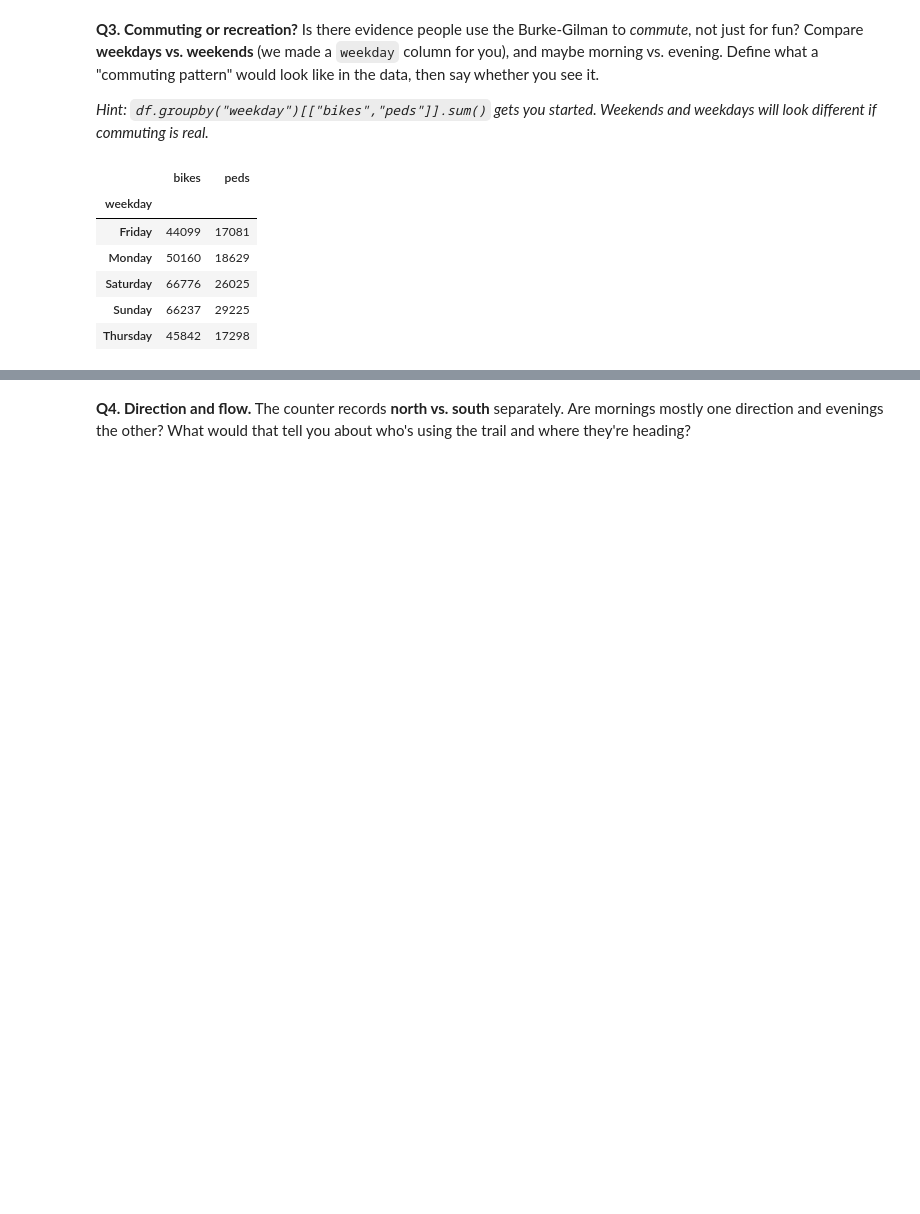
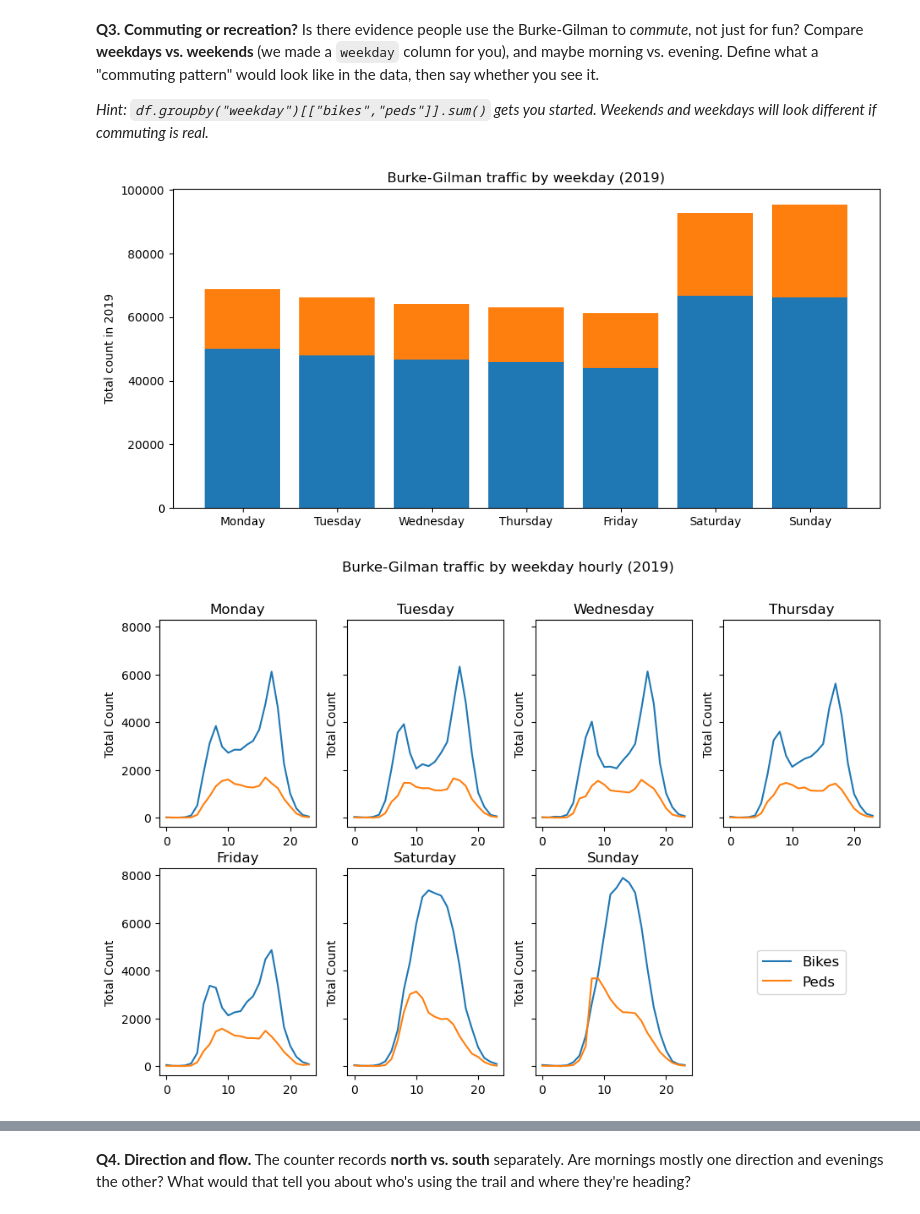
Before and after one commit to linvariel/hcde-410, a Jupyter notebook: A1/A1.ipynb, the cells around one changed output, grey strips where cells are left out. Drawn from its saved outputs; the diff is of its cells as text; code cells hidden in the pictures; blank space fills up the shorter version.

```diff
--- a/A1/A1.ipynb
+++ b/A1/A1.ipynb
@@ -236,16 +236,66 @@ Is there evidence people use the Burke-Gilman to *commute*, not just for fun? Co
 # %%
 # Your code for Q3
 by_week = df.groupby("weekday")[["bikes","peds"]].sum()
-by_week.head()
 
-# take arithmetic average or median of each weekday -> could use a box and whisker plot for each weekday?
+# Commute Pattern assumption 1: more traffic on weekdays
+
+# Rearrange weekdays from Monday to Sunday, and plot bike and ped counts, maybe as a stacked bar chart to show total.
+
+# print(by_week)
+# print(by_week.reindex(index=["Monday", "Tuesday", "Wednesday", "Thursday", "Friday", "Saturday", "Sunday"]))
+days_in_order = ["Monday", "Tuesday", "Wednesday", "Thursday", "Friday", "Saturday", "Sunday"]
+by_week = by_week.reindex(index=days_in_order)
+
+# categories
+weekdays = by_week.index
+# bikes and peds
+bikes = by_week["bikes"]
+peds = by_week["peds"]
+
+# stacked bar chart
+plt.figure(figsize=(11, 5))
+plt.bar(weekdays, bikes)
+plt.bar(weekdays, peds, bottom = bikes)
+plt.title("Burke-Gilman traffic by weekday (2019)")
+plt.ylabel("Total count in 2019")
+plt.show()
+
+# Commute Pattern assumption 2: consistent peak times on weekdays and varying peak times on weekends.
+
+# make subset of data grouped by weekday with hours
+by_week_hr = df[["weekday", "hour", "bikes", "peds"]]
+# by_week_hr.head()
+by_week_hr = by_week_hr.groupby(["weekday","hour"])[["bikes","peds"]].sum()
+# print(by_week_hr)
+# by_week_hr.index
+
+# for each weekday
+# plot a line graph by hour per weekday
+
+# print(by_week_hr.loc["Monday"])
+
+# Modified Claude output
+fig, axes = plt.subplots(2, 4, figsize=(11,7), sharey=True)
+axes = axes.flatten() # <- avoids numpynd array attribute error
+for ax, day in zip(axes, days_in_order):
+    # by day
+    day_data = by_week_hr.loc[day]
+
+    ax.plot(day_data.index, day_data["bikes"], label = "Bikes")
+    ax.plot(day_data.index, day_data["peds"], label = "Peds")
+    ax.set_title(day)
+    ax.set_ylabel("Total Count in 2019")
+
+# The following 4 lines are pasted from Claude Sonnet 5.5:
+# Hide the unused 8th subplot and use it for the legend
+axes[-1].axis("off")
+handles, labels = axes[0].get_legend_handles_labels()
+axes[-1].legend(handles, labels, loc="center", fontsize=12)
+
+plt.suptitle("Burke-Gilman traffic by weekday hourly (2019)")
+plt.show()
 # %% [output]
-|  | bikes | peds |
-| weekday |  |  |
-| Friday | 44099 | 17081 |
-| Monday | 50160 | 18629 |
-| Saturday | 66776 | 26025 |
-| Sunday | 66237 | 29225 |
-| Thursday | 45842 | 17298 |
+[figure, added]
+[figure, added]
 # %% [markdown]
 **Your Q3 answer:**
```
Also changed, not shown: parts of 1 cell of this notebook.
